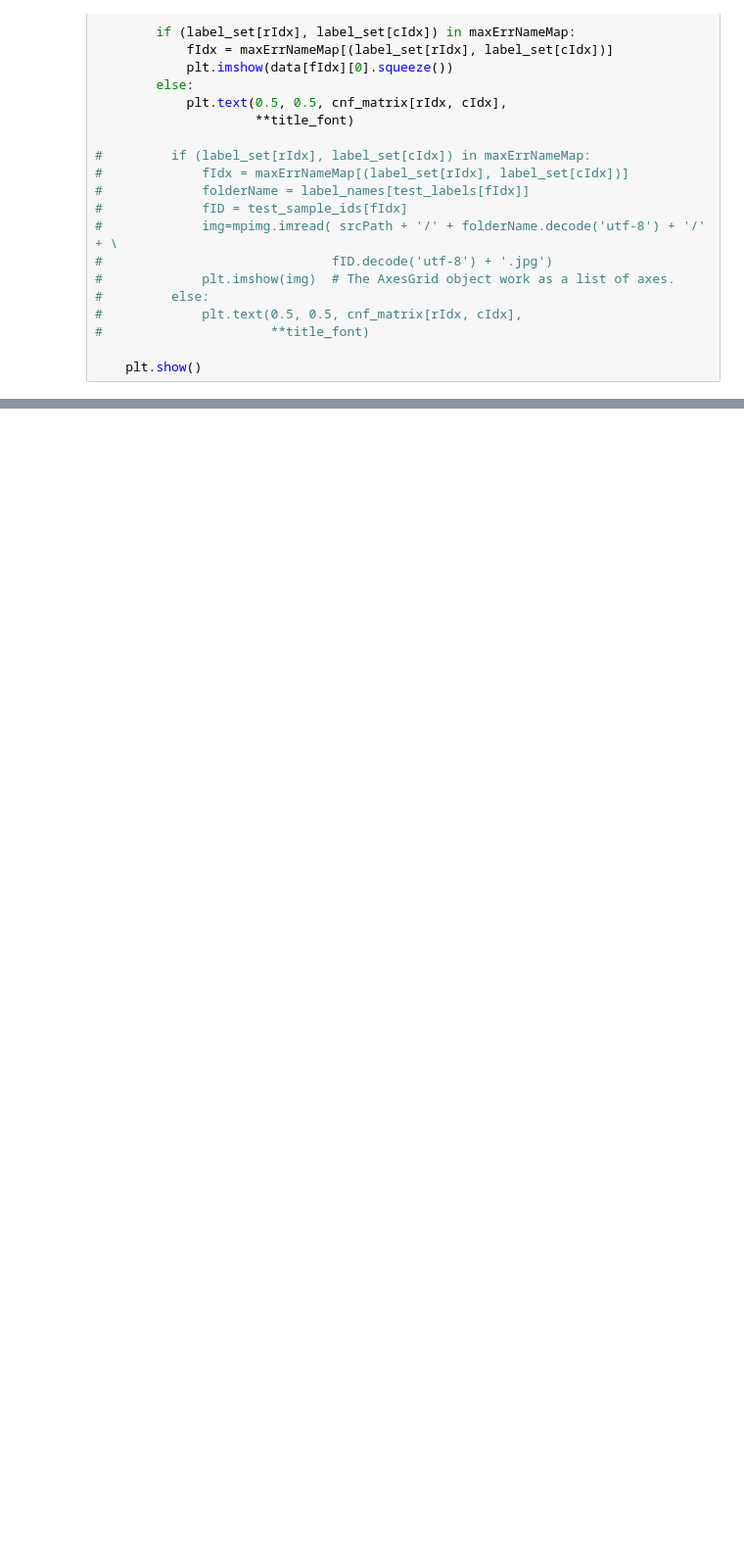
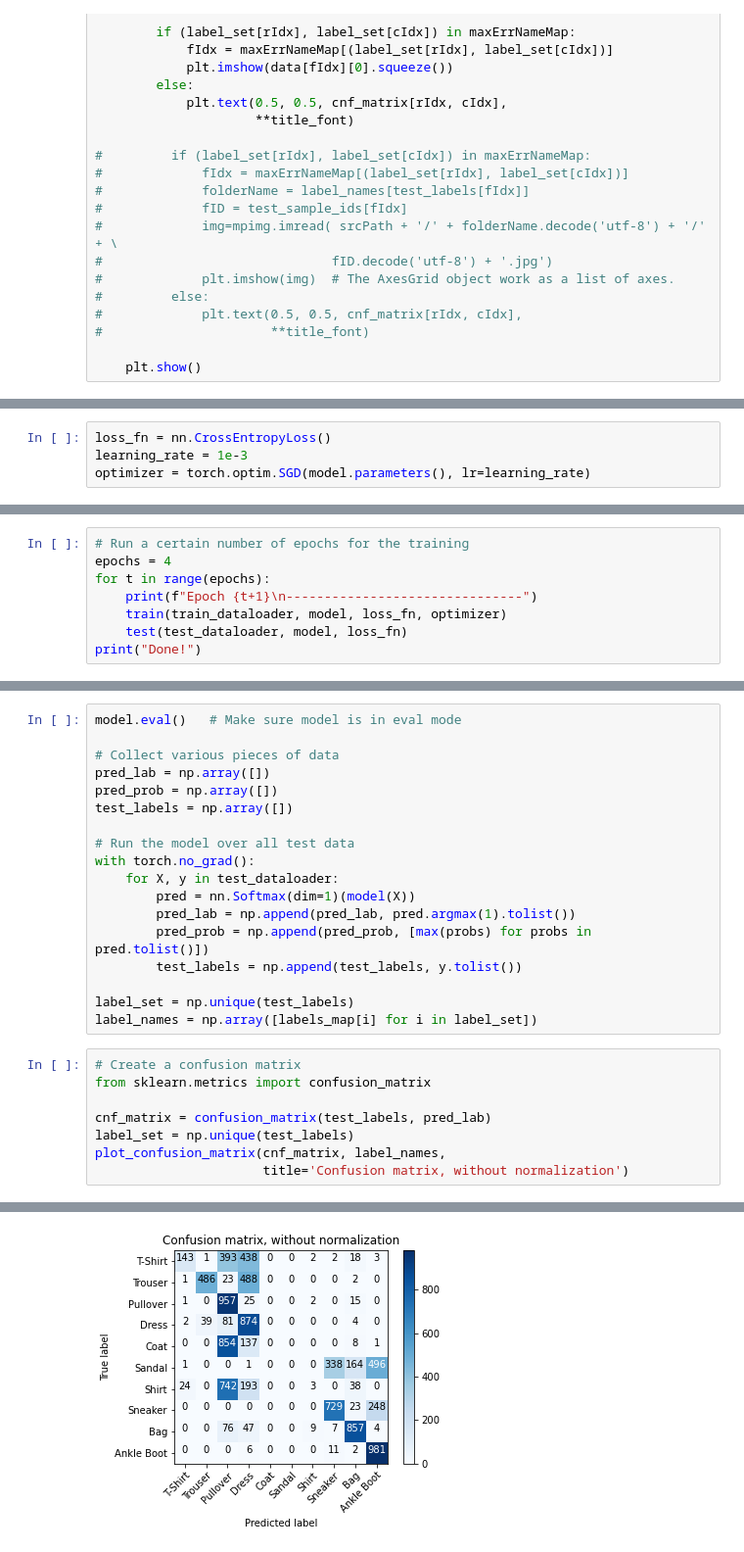
Before and after one commit to johnleh/Comp562-Final-Project, a Jupyter notebook: MNIST Fashion Neural Network.ipynb, the cells around one changed output, grey strips where cells are left out. Shown at 98% size. Cells and saved outputs as stored; diff of their text form; blank space fills up the shorter version.

```diff
--- a/MNIST Fashion Neural Network.ipynb
+++ b/MNIST Fashion Neural Network.ipynb
@@ -345,0 +457,4 @@ gen_err_predicted_fig( test_data, test_labels, pred_lab, pred_prob, label_set, l
+# %%
+loss_fn = nn.CrossEntropyLoss()
+learning_rate = 1e-3
+optimizer = torch.optim.SGD(model.parameters(), lr=learning_rate)
@@ -345,0 +496,8 @@ gen_err_predicted_fig( test_data, test_labels, pred_lab, pred_prob, label_set, l
+# %%
+# Run a certain number of epochs for the training
+epochs = 4
+for t in range(epochs):
+    print(f"Epoch {t+1}\n-------------------------------")
+    train(train_dataloader, model, loss_fn, optimizer)
+    test(test_dataloader, model, loss_fn)
+print("Done!")
@@ -345,0 +604,27 @@ gen_err_predicted_fig( test_data, test_labels, pred_lab, pred_prob, label_set, l
+# %%
+model.eval()   # Make sure model is in eval mode
+
+# Collect various pieces of data
+pred_lab = np.array([])
+pred_prob = np.array([])
+test_labels = np.array([])
+
+# Run the model over all test data
+with torch.no_grad():
+    for X, y in test_dataloader:
+        pred = nn.Softmax(dim=1)(model(X))
+        pred_lab = np.append(pred_lab, pred.argmax(1).tolist())
+        pred_prob = np.append(pred_prob, [max(probs) for probs in pred.tolist()])
+        test_labels = np.append(test_labels, y.tolist())
+
+label_set = np.unique(test_labels)
+label_names = np.array([labels_map[i] for i in label_set])
+# %%
+# Create a confusion matrix
+from sklearn.metrics import confusion_matrix
+
+cnf_matrix = confusion_matrix(test_labels, pred_lab)
+label_set = np.unique(test_labels)
+plot_confusion_matrix(cnf_matrix, label_names,
+                      title='Confusion matrix, without normalization')
+# %% [output]
@@ -345,0 +642 @@ gen_err_predicted_fig( test_data, test_labels, pred_lab, pred_prob, label_set, l
+[figure, added]
```
Also changed, not shown: parts of 20 cells of this notebook, 1 other file.
